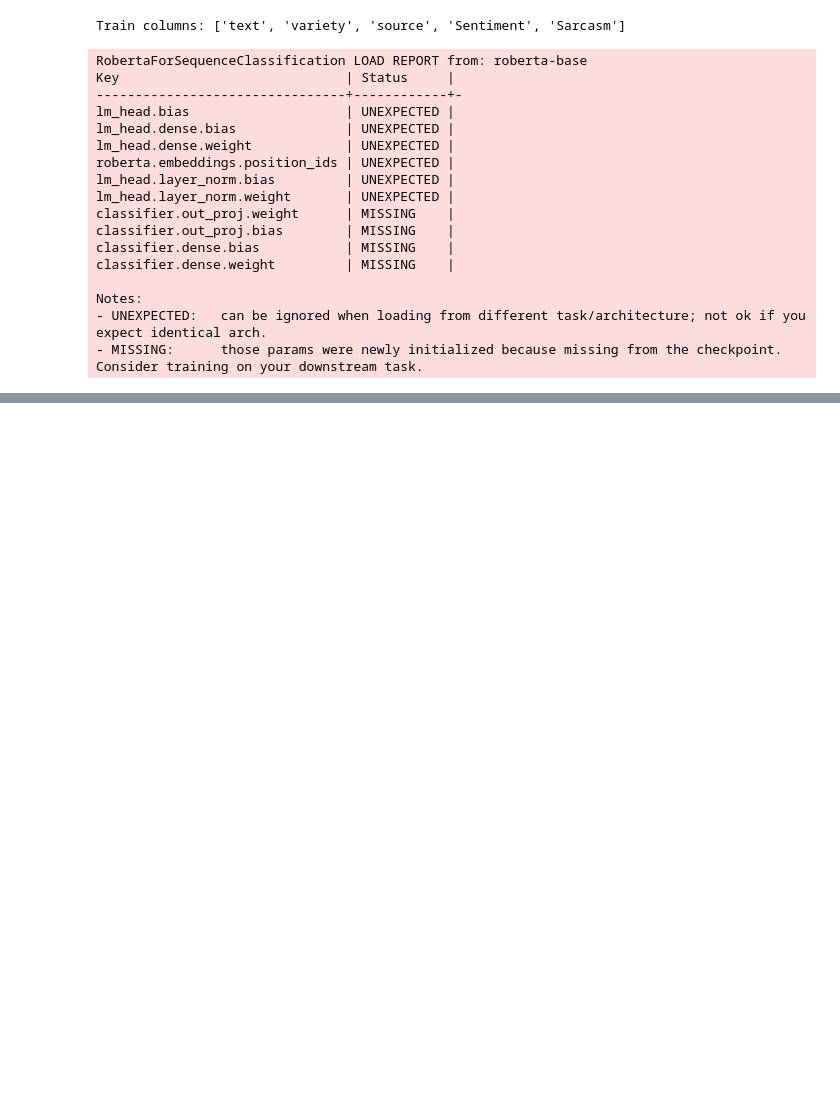
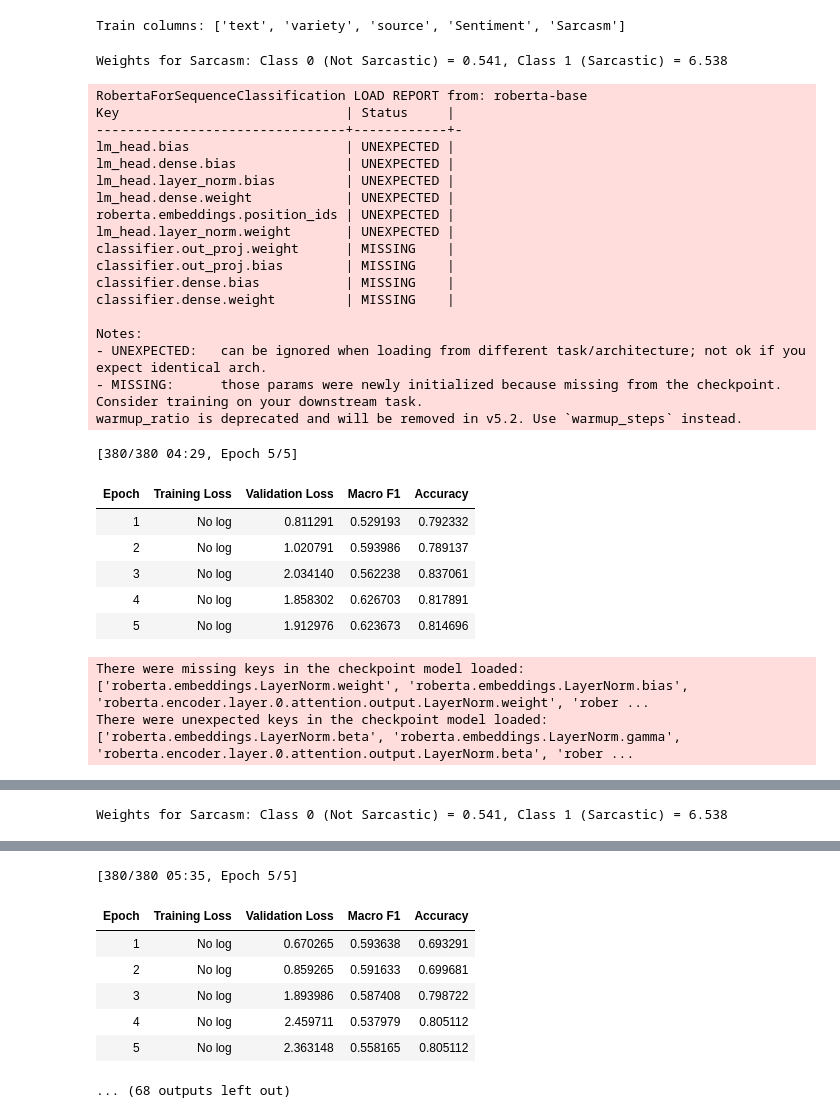
Before and after one commit to momofahmi/NLP-sequence-classification, a Jupyter notebook: NLP-sequence-classification/notebooks/task-2.2.ipynb, the cells around one changed output, grey strips where cells are left out. Cells and saved outputs as stored; diff of their text form; code cells hidden in the pictures; blank space fills up the shorter version.

```diff
--- a/NLP-sequence-classification/notebooks/task-2.2.ipynb
+++ b/NLP-sequence-classification/notebooks/task-2.2.ipynb
@@ -100,6 +142,8 @@ def train_roberta(train_data, val_data, seed=42, output_dir="./tmp"):
 
     torch.manual_seed(seed)
     np.random.seed(seed)
+
+    weights = calculate_class_weights(train_data, label_col="Sarcasm")
 
     model = RobertaForSequenceClassification.from_pretrained(
         MODEL_NAME,
@@ -112,10 +156,12 @@ def train_roberta(train_data, val_data, seed=42, output_dir="./tmp"):
 
     args = TrainingArguments(
         output_dir=output_dir,
-        num_train_epochs=3,
+        num_train_epochs=5,
         per_device_train_batch_size=16,
         per_device_eval_batch_size=32,
-        learning_rate=2e-5,
+        learning_rate=1e-5,
+        warmup_ratio=0.1,
+        weight_decay=0.01,
         eval_strategy="epoch",
         save_strategy="epoch",
         load_best_model_at_end=True,
@@ -125,12 +171,13 @@ def train_roberta(train_data, val_data, seed=42, output_dir="./tmp"):
         report_to="none"
     )
 
-    trainer = Trainer(
+    trainer = WeightedTrainer(
         model=model,
         args=args,
         train_dataset=train_tokenized,
         eval_dataset=val_tokenized,
-        compute_metrics=compute_metrics
+        compute_metrics=compute_metrics,
+        loss_weights=weights
     )
 
     trainer.train()
@@ -142,11 +189,13 @@ def evaluate_on_testset(model, test_data):
 
     test_tokenized = prepare_dataset(test_data)
 
+    test_tokenized.set_format(type='torch', columns=['input_ids', 'attention_mask', 'labels'])
+
     trainer = Trainer(model=model)
     output = trainer.predict(test_tokenized)
 
     y_pred = np.argmax(output.predictions, axis=1)
-    y_true = test_tokenized["labels"].numpy()
+    y_true = np.array(test_tokenized["labels"])
 
     return full_evaluation(y_true, y_pred)
 # %%
@@ -158,8 +207,8 @@ Train columns: ['text', 'variety', 'source', 'Sentiment', 'Sarcasm']
 from tqdm import tqdm
 import json
 
-os.makedirs("results", exist_ok=True)
-os.makedirs("figures", exist_ok=True)
+os.makedirs("weighted_results2", exist_ok=True)
+os.makedirs("weighted_figures2", exist_ok=True)
 
 all_results = {}
 SEEDS = [42, 123]
@@ -192,48 +241,59 @@ for condition_name, train_data in tqdm(
         seed_results = {}
         for test_name, test_data in tqdm(
             test_sets.items(),
             desc=f" Evaluating",
             position=2,
             leave=False
         ):
             results = evaluate_on_testset(model, test_data)
             seed_results[test_name] = results
 
         condition_results[f"seed_{seed}"] = seed_results
 
     averaged = {}
 
     for test_name in test_sets.keys():
         f1_scores = [
             condition_results[f"seed_{s}"][test_name]["macro_f1"]
             for s in SEEDS
         ]
         averaged[test_name] = {
             "macro_f1_mean": round(np.mean(f1_scores), 4),
             "macro_f1_std": round(np.std(f1_scores), 4),
         }
 
     all_results[condition_name] = {
         "by_seed": condition_results,
         "averaged": averaged
     }
-    with open(f"results/{condition_name}.json", "w") as f:
+    with open(f"weighted_results2/{condition_name}.json", "w") as f:
         json.dump(all_results[condition_name], f, indent=2)
 # %% [output]
-RobertaForSequenceClassification LOAD REPORT from: roberta-base
-Key                             | Status     |
---------------------------------+------------+-
-lm_head.bias                    | UNEXPECTED |
-lm_head.dense.bias              | UNEXPECTED |
-lm_head.dense.weight            | UNEXPECTED |
-roberta.embeddings.position_ids | UNEXPECTED |
-lm_head.layer_norm.bias         | UNEXPECTED |
-lm_head.layer_norm.weight       | UNEXPECTED |
-classifier.out_proj.weight      | MISSING    |
-classifier.out_proj.bias        | MISSING    |
-classifier.dense.bias           | MISSING    |
-classifier.dense.weight         | MISSING    |
-
-Notes:
-- UNEXPECTED:   can be ignored when loading from different task/architecture; not ok if you expect identical arch.
-- MISSING:      those params were newly initialized because missing from the checkpoint. Consider training on your downstream task.
+Weights for Sarcasm: Class 0 (Not Sarcastic) = 0.541, Class 1 (Sarcastic) = 6.538
+RobertaForSequenceClassification LOAD REPORT from: roberta-base
+Key                             | Status     |
+--------------------------------+------------+-
+lm_head.bias                    | UNEXPECTED |
+lm_head.dense.bias              | UNEXPECTED |
+lm_head.layer_norm.bias         | UNEXPECTED |
+lm_head.dense.weight            | UNEXPECTED |
+roberta.embeddings.position_ids | UNEXPECTED |
+lm_head.layer_norm.weight       | UNEXPECTED |
+classifier.out_proj.weight      | MISSING    |
+classifier.out_proj.bias        | MISSING    |
+classifier.dense.bias           | MISSING    |
+classifier.dense.weight         | MISSING    |
+
+Notes:
+- UNEXPECTED:   can be ignored when loading from different task/architecture; not ok if you expect identical arch.
+- MISSING:      those params were newly initialized because missing from the checkpoint. Consider training on your downstream task.
+warmup_ratio is deprecated and will be removed in v5.2. Use `warmup_steps` instead.
+[380/380 04:29, Epoch 5/5]
+| Epoch | Training Loss | Validation Loss | Macro F1 | Accuracy |
+| 1 | No log | 0.811291 | 0.529193 | 0.792332 |
+| 2 | No log | 1.020791 | 0.593986 | 0.789137 |
+| 3 | No log | 2.034140 | 0.562238 | 0.837061 |
+| 4 | No log | 1.858302 | 0.626703 | 0.817891 |
+| 5 | No log | 1.912976 | 0.623673 | 0.814696 |
+There were missing keys in the checkpoint model loaded: ['roberta.embeddings.LayerNorm.weight', 'roberta.embeddings.LayerNorm.bias', 'roberta.encoder.layer.0.attention.output.LayerNorm.weight', 'rober ...
+There were unexpected keys in the checkpoint model loaded: ['roberta.embeddings.LayerNorm.beta', 'roberta.embeddings.LayerNorm.gamma', 'roberta.encoder.layer.0.attention.output.LayerNorm.beta', 'rober ...
@@ -239,0 +303 @@ Notes:
+Weights for Sarcasm: Class 0 (Not Sarcastic) = 0.541, Class 1 (Sarcastic) = 6.538
@@ -240,3 +322,11 @@ Notes:
+[380/380 05:35, Epoch 5/5]
+| Epoch | Training Loss | Validation Loss | Macro F1 | Accuracy |
+| 1 | No log | 0.670265 | 0.593638 | 0.693291 |
+| 2 | No log | 0.859265 | 0.591633 | 0.699681 |
+| 3 | No log | 1.893986 | 0.587408 | 0.798722 |
+| 4 | No log | 2.459711 | 0.537979 | 0.805112 |
+| 5 | No log | 2.363148 | 0.558165 | 0.805112 |
+... (68 outputs left out)
 # %%
 # Results Visualisation (incl cross variety matrix)
 
```
Also changed, not shown: parts of 5 cells of this notebook, 7 other files.
